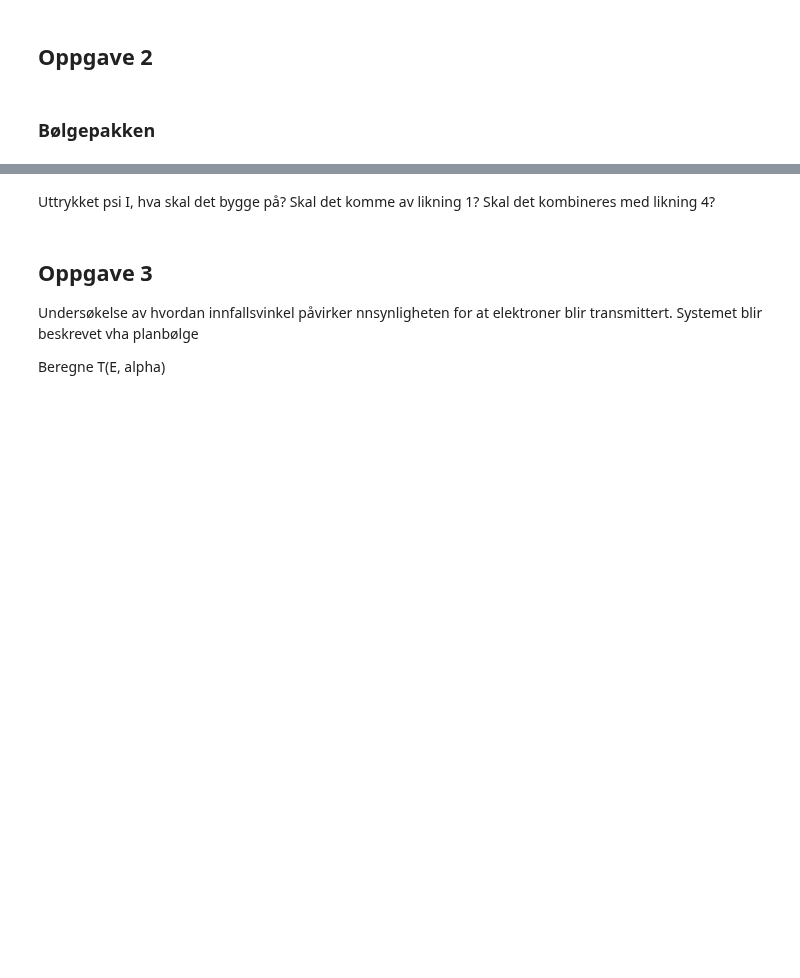
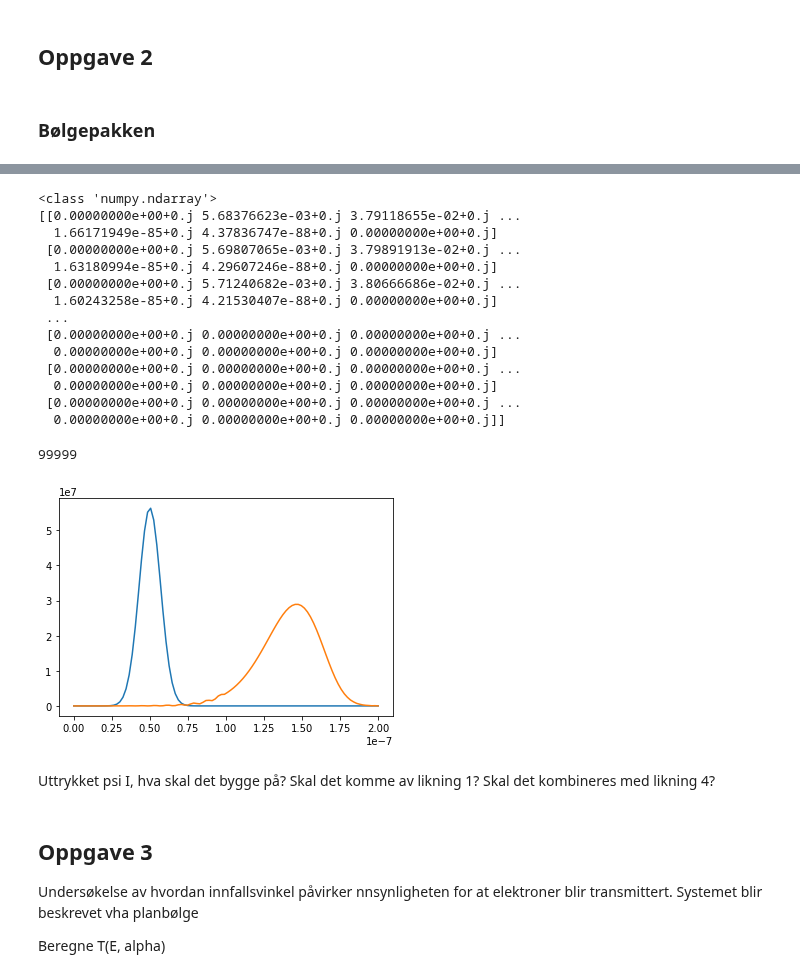
Before and after one commit to astridmo/Fys245-Quantum-physics, a Jupyter notebook: oblig/ObligFys245.ipynb, the cells around one changed output, grey strips where cells are left out. Drawn from its saved outputs; the diff is of its cells as text; code cells hidden in the pictures; blank space fills up the shorter version.

Commit message:
lag method phi_i_andre

```diff
--- a/oblig/ObligFys245.ipynb
+++ b/oblig/ObligFys245.ipynb
@@ -596,3 +378,30 @@ plt.show()
+# %%
+print(type(f3))
+f32 = phi_i_andre(f3)
+print(f32)
+fig, ax = plt.subplots()
+ax.plot(x, f32[0])
+print(len(f32))
+ax.plot(x, f32[-2000])
+#print(f3[8])
+plt.show()
+# %% [output]
+<class 'numpy.ndarray'>
+[[0.00000000e+00+0.j 5.68376623e-03+0.j 3.79118655e-02+0.j ...
+  1.66171949e-85+0.j 4.37836747e-88+0.j 0.00000000e+00+0.j]
+ [0.00000000e+00+0.j 5.69807065e-03+0.j 3.79891913e-02+0.j ...
+  1.63180994e-85+0.j 4.29607246e-88+0.j 0.00000000e+00+0.j]
+ [0.00000000e+00+0.j 5.71240682e-03+0.j 3.80666686e-02+0.j ...
+  1.60243258e-85+0.j 4.21530407e-88+0.j 0.00000000e+00+0.j]
+ ...
+ [0.00000000e+00+0.j 0.00000000e+00+0.j 0.00000000e+00+0.j ...
+  0.00000000e+00+0.j 0.00000000e+00+0.j 0.00000000e+00+0.j]
+ [0.00000000e+00+0.j 0.00000000e+00+0.j 0.00000000e+00+0.j ...
+  0.00000000e+00+0.j 0.00000000e+00+0.j 0.00000000e+00+0.j]
+ [0.00000000e+00+0.j 0.00000000e+00+0.j 0.00000000e+00+0.j ...
+  0.00000000e+00+0.j 0.00000000e+00+0.j 0.00000000e+00+0.j]]
+99999
+[figure, added]
 # %% [markdown]
 Uttrykket psi I, hva skal det bygge på? Skal det komme av likning 1? Skal det kombineres med likning 4?
 # %% [markdown]
```
Also changed, not shown: parts of 8 cells of this notebook.
